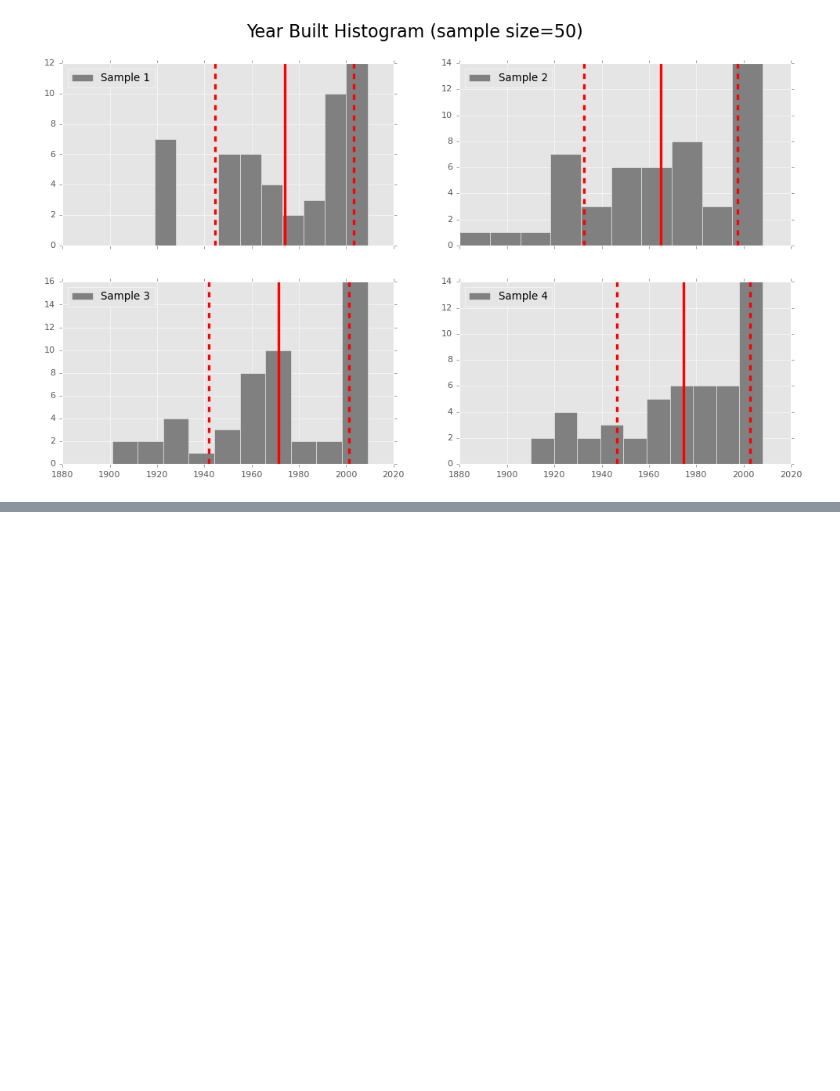
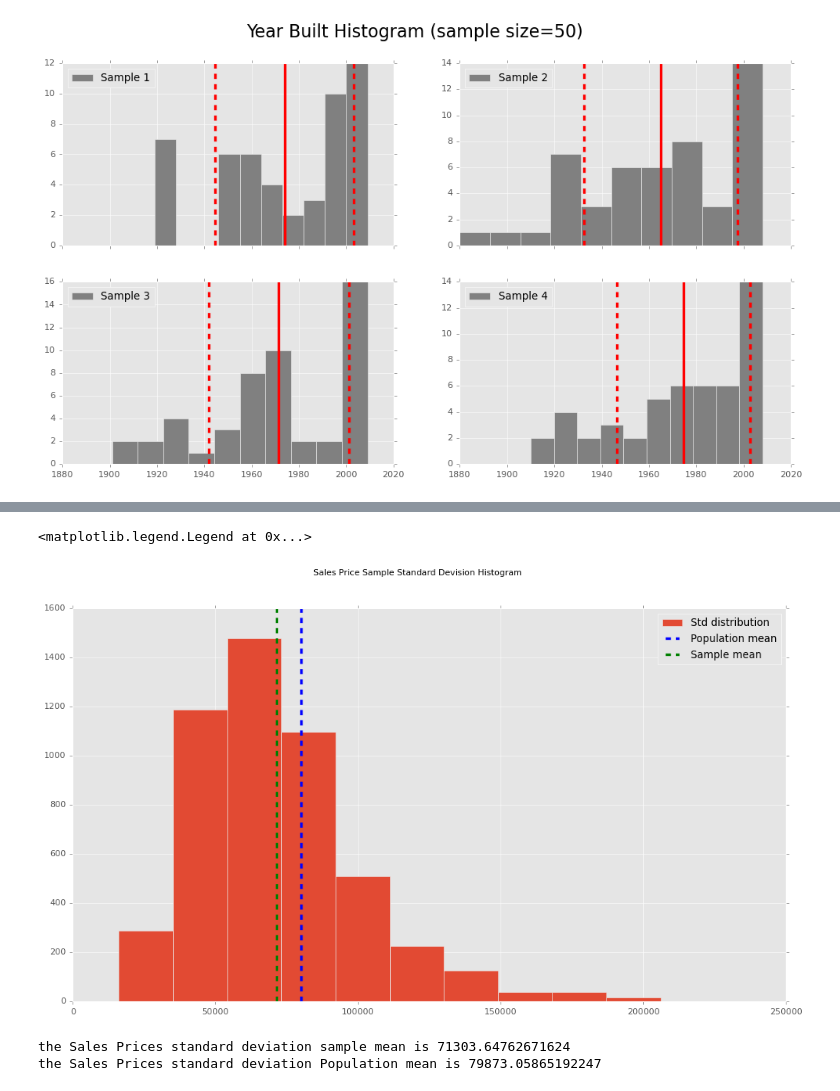
Before and after one commit to tongNJ/Dataquest-Online-Courses-2022, a Jupyter notebook: Statistics Intermediate - Averages and Variability.ipynb, the cells around one changed output, grey strips where cells are left out. Drawn from its saved outputs; the diff is of its cells as text; code cells hidden in the pictures; blank space fills up the shorter version.

```diff
--- a/Statistics Intermediate - Averages and Variability.ipynb
+++ b/Statistics Intermediate - Averages and Variability.ipynb
@@ -754,0 +764,30 @@ In practice, we generally work with samples, but most of the time we're not actu
+# %%
+# Let's exam the Sales Price with 5000 iterations and each iteration contains 10 samples, then we compute the sample standard deviation
+# and plot of a histogram of standard deviation distribution against the population standard deviation
+SalePrice_sample_mean = []
+SalePrice_sample_std = []
+for i in range(0,5000):
+    sample = df['SalePrice'].sample(10,random_state=i)
+    sample_mean = sample.mean()
+    sample_std = cal_stdev(sample)
+    SalePrice_sample_mean.append(sample_mean)
+    SalePrice_sample_std.append(sample_std)
+
+fig,ax = plt.subplots(figsize=(15,8))
+fig.suptitle('Sales Price Sample Standard Devision Histogram')
+
+ax.hist(SalePrice_sample_std,label='Std distribution')
+ax.axvline(cal_stdev(df['SalePrice']),linewidth=3,linestyle='--',label='Population mean')
+ax.axvline(sum(SalePrice_sample_std)/5000,linewidth=3,linestyle='--',color='green',label='Sample mean')
+ax.legend()
+# %% [output]
+<matplotlib.legend.Legend at 0x...>
+[figure, added]
+# %%
+std_sample_mean = sum(SalePrice_sample_std)/5000
+std_population_mean = cal_stdev(df['SalePrice'])
+print(f'the Sales Prices standard deviation sample mean is {std_sample_mean}')
+print(f'the Sales Prices standard deviation Population mean is {std_population_mean}')
+# %% [output]
+the Sales Prices standard deviation sample mean is 71303.64762671624
+the Sales Prices standard deviation Population mean is 79873.05865192247
```
Also changed, not shown: parts of 4 cells of this notebook, 1 other file.
